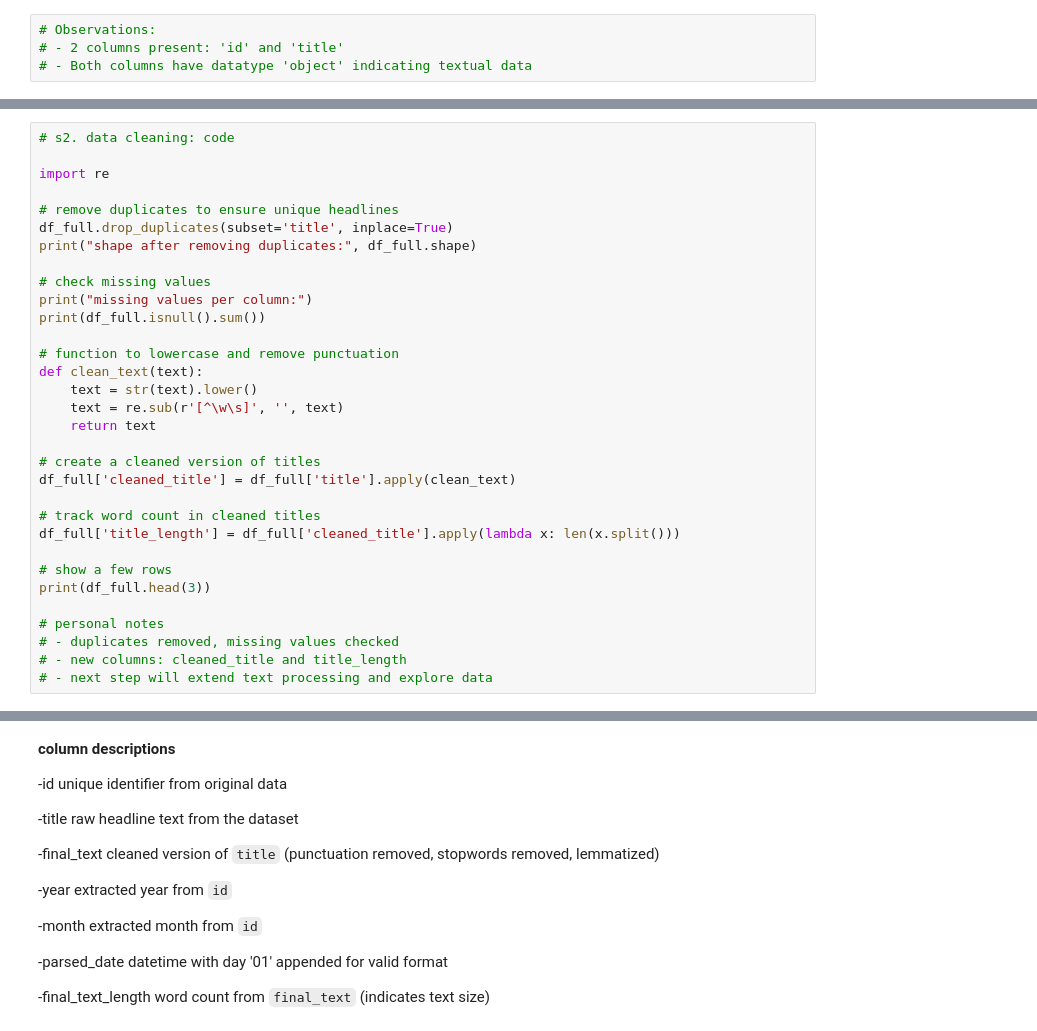
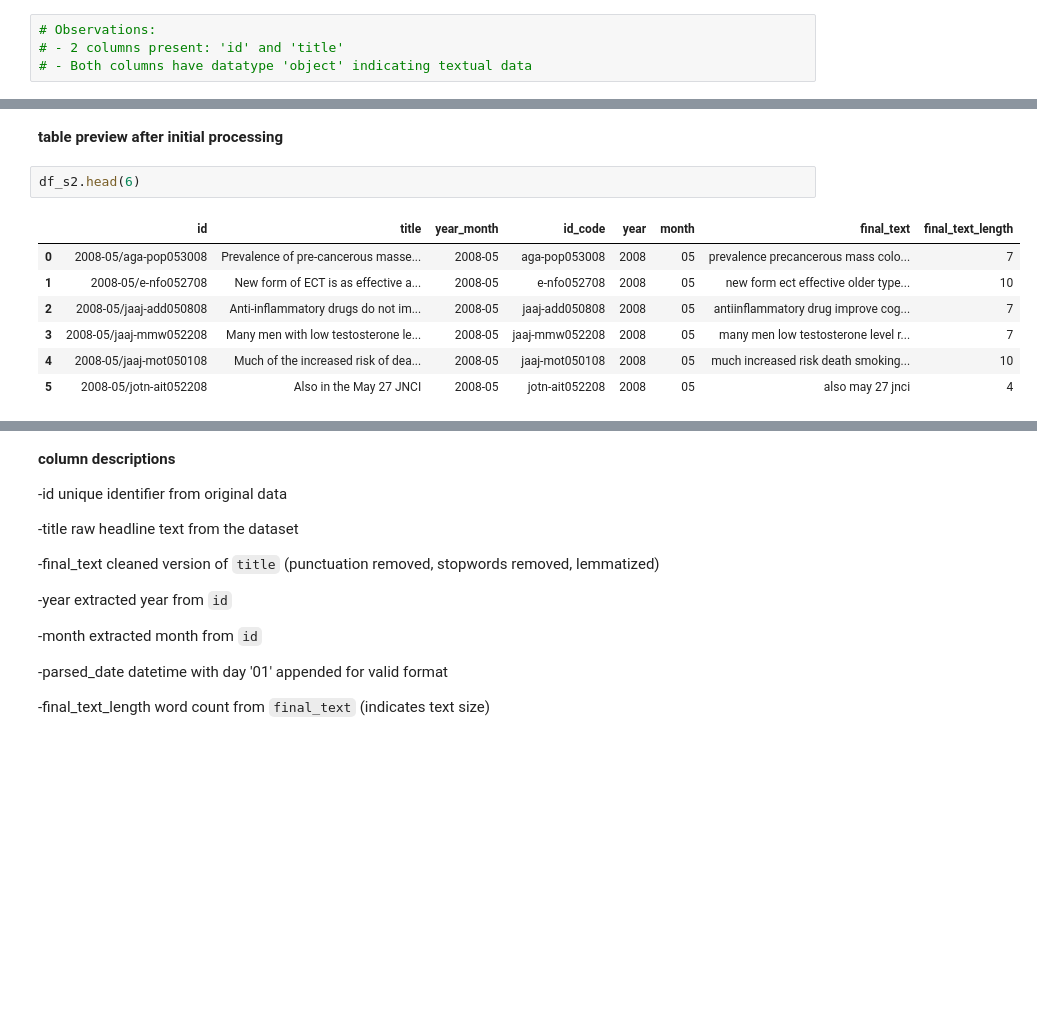
Before and after one commit to xhaactre/IST736-HW, a Jupyter notebook: HW03/IST736_HW03_Topic.Mining_Dujun.ipynb, the cells around one changed output, grey strips where cells are left out. Drawn from its saved outputs; the diff is of its cells as text; blank space fills up the shorter version.

```diff
--- a/HW03/IST736_HW03_Topic.Mining_Dujun.ipynb
+++ b/HW03/IST736_HW03_Topic.Mining_Dujun.ipynb
@@ -56,35 +47,3 @@ memory usage: 156.4+ KB
 -create `cleaned_title` for standardized text
 -add `title_length` to measure word counts
 -keep columns that are important for the next step
-# %%
-# s2. data cleaning: code
-
-import re
-
-# remove duplicates to ensure unique headlines
-df_full.drop_duplicates(subset='title', inplace=True)
-print("shape after removing duplicates:", df_full.shape)
-
-# check missing values
-print("missing values per column:")
-print(df_full.isnull().sum())
-
-# function to lowercase and remove punctuation
-def clean_text(text):
-    text = str(text).lower()
-    text = re.sub(r'[^\w\s]', '', text)
-    return text
-
-# create a cleaned version of titles
-df_full['cleaned_title'] = df_full['title'].apply(clean_text)
-
-# track word count in cleaned titles
-df_full['title_length'] = df_full['cleaned_title'].apply(lambda x: len(x.split()))
-
-# show a few rows
-print(df_full.head(3))
-
-# personal notes
-# - duplicates removed, missing values checked
-# - new columns: cleaned_title and title_length
-# - next step will extend text processing and explore data
@@ -108,0 +157,12 @@ dtype: int64
+# %% [markdown]
+<strong>table preview after initial processing</strong>
+# %%
+df_s2.head(6)
+# %% [output]
+|  | id | title | year_month | id_code | year | month | final_text | final_text_length |
+| 0 | 2008-05/aga-pop053008 | Prevalence of pre-cancerous masse... | 2008-05 | aga-pop053008 | 2008 | 05 | prevalence precancerous mass colo... | 7 |
+| 1 | 2008-05/e-nfo052708 | New form of ECT is as effective a... | 2008-05 | e-nfo052708 | 2008 | 05 | new form ect effective older type... | 10 |
+| 2 | 2008-05/jaaj-add050808 | Anti-inflammatory drugs do not im... | 2008-05 | jaaj-add050808 | 2008 | 05 | antiinflammatory drug improve cog... | 7 |
+| 3 | 2008-05/jaaj-mmw052208 | Many men with low testosterone le... | 2008-05 | jaaj-mmw052208 | 2008 | 05 | many men low testosterone level r... | 7 |
+| 4 | 2008-05/jaaj-mot050108 | Much of the increased risk of dea... | 2008-05 | jaaj-mot050108 | 2008 | 05 | much increased risk death smoking... | 10 |
+| 5 | 2008-05/jotn-ait052208 | Also in the May 27 JNCI | 2008-05 | jotn-ait052208 | 2008 | 05 | also may 27 jnci | 4 |
```
Also changed, not shown: parts of 24 cells of this notebook.
